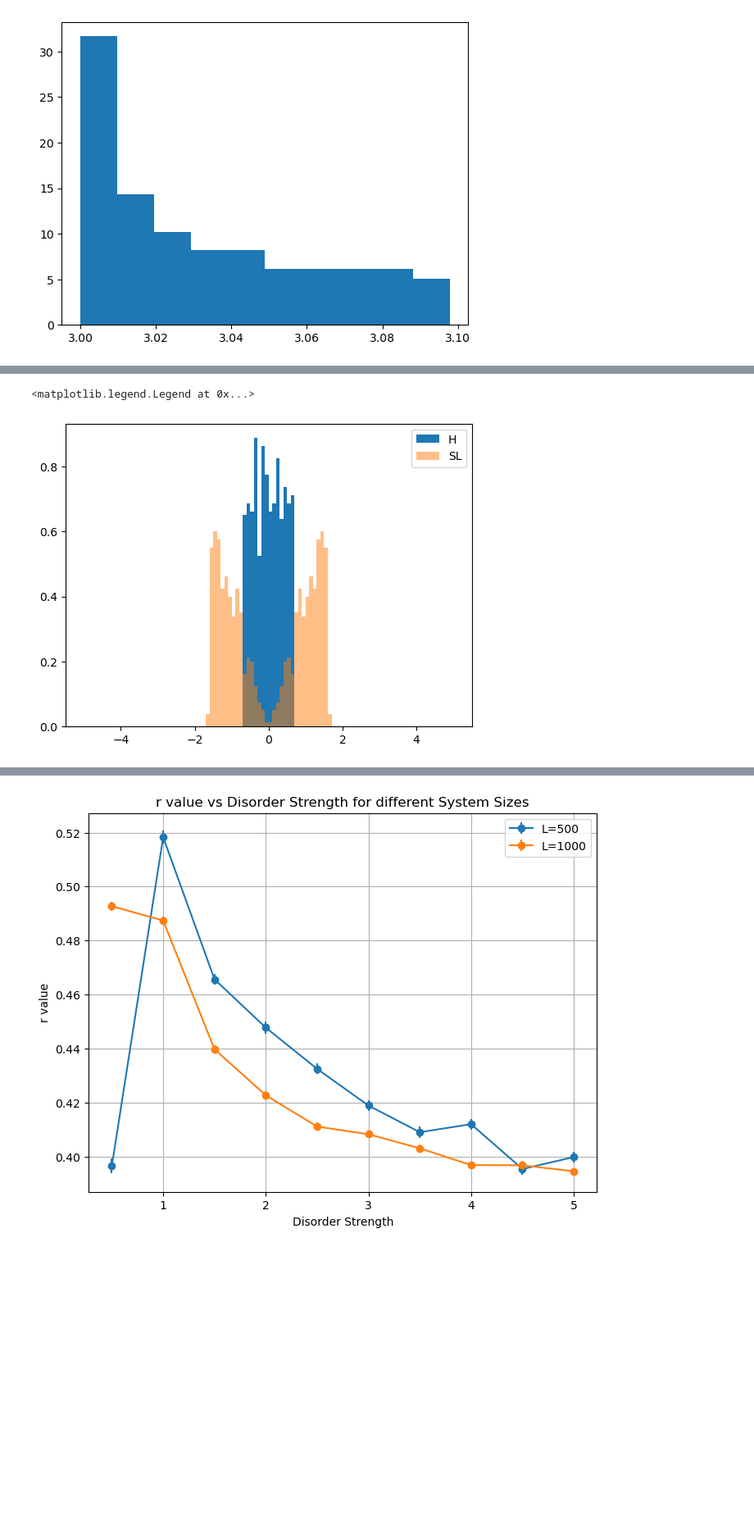
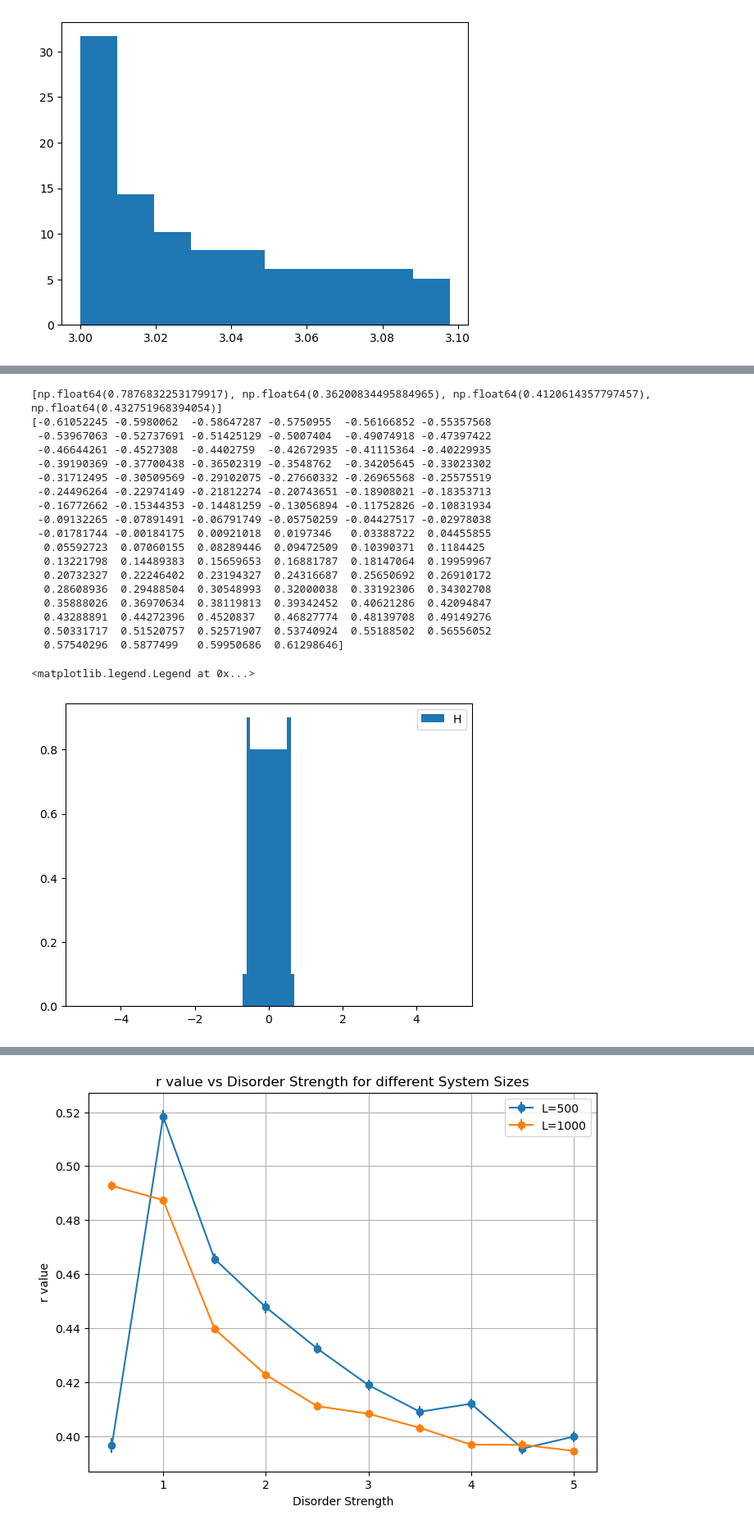
Before and after one commit to sylshaw01/SpectralLocaliser, a Jupyter notebook: src/1dplay.ipynb, the cells around one changed output, grey strips where cells are left out. Shown at 82% size. Cells and saved outputs as stored; diff of their text form; code cells hidden in the pictures; blank space fills up the shorter version.

```diff
--- a/src/1dplay.ipynb
+++ b/src/1dplay.ipynb
@@ -212,13 +212,14 @@ from multiprocessing import Pool
 import math
 from SLmodels import OneDimensionalAnderson
 
-models = [OneDimensionalAnderson(L=4000,rho=30,kappa=0.1,disorder=d) for d in np.linspace(0.5,5,4)]
+models = [OneDimensionalAnderson(L=500,rho=30,kappa=0.1,disorder=d) for d in np.linspace(0.2,5,4)]
 
-eigvecsH = [models[i].find_eigenvalues(models[i].H)[0] for i in range(len(models))]
-eigvecsSL = [models[i].find_eigenvalues(models[i].SL)[0] for i in range(len(models))]
+eigvalsH = [models[i].find_eigenvalues(models[i].H)[0] for i in range(len(models))]
+#eigvecsSL = [models[i].find_eigenvalues(models[i].SL)[0] for i in range(len(models))]
 #eigvecsH, eigvalsH = model.find_eigenvalues(model.H)
 #eigvecs, eigvals = model.find_eigenvalues(model.SL)
 # plot histogram of eigenvalues
+
 
 
 # r, z = model.compute_statistics(model.SL)
@@ -233,16 +234,38 @@ eigvecsSL = [models[i].find_eigenvalues(models[i].SL)[0] for i in range(len(mode
 #     print(f"   r value for {i+1}th iteration: {r}")
 #     return r
 # %%
-eigvalsH = [eigvecsH[i].flatten() for i in [3]]
-eigvalsSL = [eigvecsSL[i].flatten() for i in [3]]
 
-plt.hist(eigvalsH, bins=100, range=(-5, 5), density=True)
-plt.hist(eigvalsSL, bins=100, range=(-5, 5), alpha=0.5, density=True)
+rvalsH = [models[i].calculate_r(eigvalsH[i]) for i in range(len(models))]
+print(rvalsH)
+print(eigvalsH[0])
+eigvalsH = [eigvalsH[i].flatten() for i in range(len(models))]
+#eigvalsSL = [eigvecsSL[i].flatten() for i in [3]]
+
+plt.hist(eigvalsH[0], bins=100, range=(-5, 5), density=True)
+#plt.hist(eigvalsSL, bins=100, range=(-5, 5), alpha=0.5, density=True)
 #add legend where H is blue and SL is orange
 plt.legend(['H', 'SL'])
 # %% [output]
-<matplotlib.legend.Legend at 0x...>
+[np.float64(0.7876832253179917), np.float64(0.36200834495884965), np.float64(0.4120614357797457), np.float64(0.432751968394054)]
+[-0.61052245 -0.5980062  -0.58647287 -0.5750955  -0.56166852 -0.55357568
+ -0.53967063 -0.52737691 -0.51425129 -0.5007404  -0.49074918 -0.47397422
+ -0.46644261 -0.4527308  -0.4402759  -0.42672935 -0.41115364 -0.40229935
+ -0.39190369 -0.37700438 -0.36502319 -0.3548762  -0.34205645 -0.33023302
+ -0.31712495 -0.30509569 -0.29102075 -0.27660332 -0.26965568 -0.25575519
+ -0.24496264 -0.22974149 -0.21812274 -0.20743651 -0.18908021 -0.18353713
+ -0.16772662 -0.15344353 -0.14481259 -0.13056894 -0.11752826 -0.10831934
+ -0.09132265 -0.07891491 -0.06791749 -0.05750259 -0.04427517 -0.02978038
+ -0.01781744 -0.00184175  0.00921018  0.0197346   0.03388722  0.04455855
+  0.05592723  0.07060155  0.08289446  0.09472509  0.10390371  0.1184425
+  0.13221798  0.14489383  0.15659653  0.16881787  0.18147064  0.19959967
+  0.20732327  0.22246402  0.23194327  0.24316687  0.25650692  0.26910172
+  0.28608936  0.29488504  0.30548993  0.32000038  0.33192306  0.34302708
+  0.35888026  0.36970634  0.38119813  0.39342452  0.40621286  0.42094847
+  0.43288891  0.44272396  0.4520837   0.46827774  0.48139708  0.49149276
+  0.50331717  0.51520757  0.52571907  0.53740924  0.55188502  0.56556052
+  0.57540296  0.5877499   0.59950686  0.61298646]
+<matplotlib.legend.Legend at 0x...>
-[figure, old version]
+[figure, new version]
 # %%
 def single_iteration(args):
     L, rho, kappa, disorder, X, i = args
```
Also changed, not shown: 5 other files.
